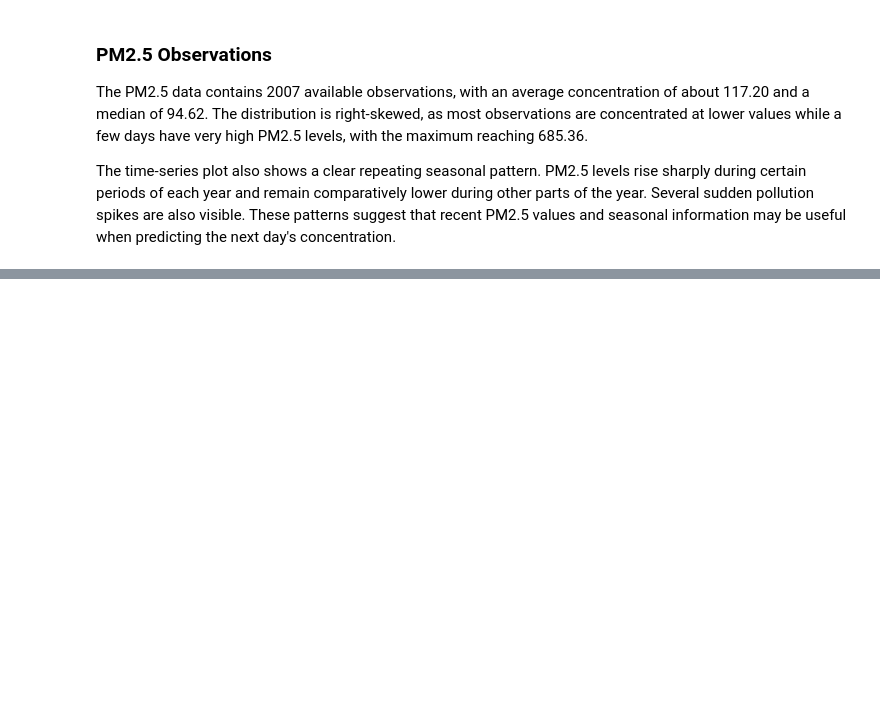
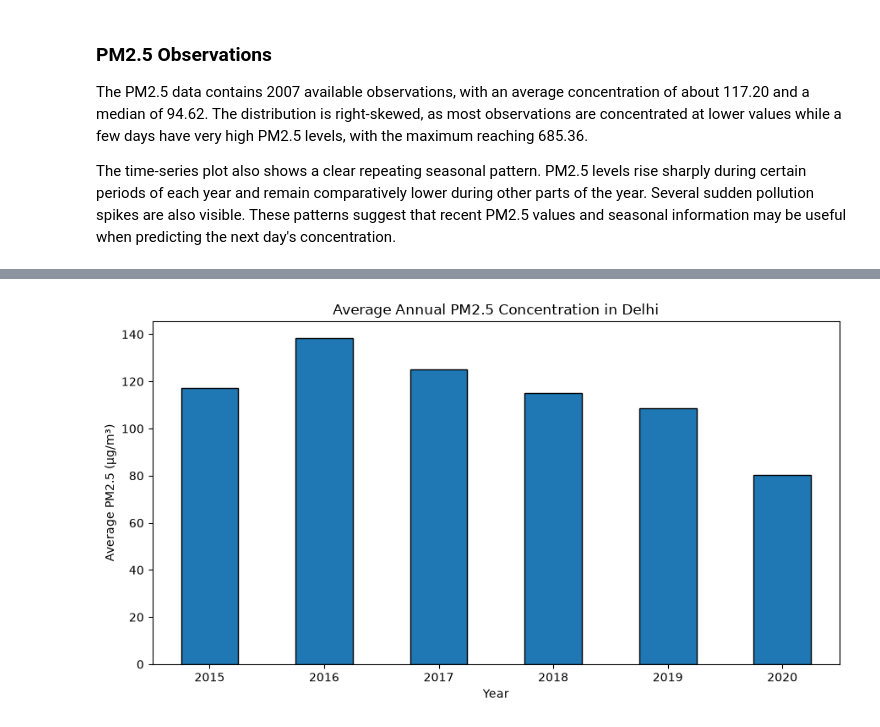
Before and after one commit to ajain347/NextDay-Air-quality-index_predictor, a Jupyter notebook: notebooks/01-eda.ipynb, the cells around one changed output, grey strips where cells are left out. Drawn from its saved outputs; the diff is of its cells as text; code cells hidden in the pictures; blank space fills up the shorter version.

```diff
--- a/notebooks/01-eda.ipynb
+++ b/notebooks/01-eda.ipynb
@@ -368,0 +378,5 @@ The time-series plot also shows a clear repeating seasonal pattern. PM2.5 levels
+# %%
+delhi_daily["Year"] = delhi_daily["Date"].dt.year
+delhi_daily["Month"] = delhi_daily["Date"].dt.month
+
+delhi_daily[["Date", "Year", "Month", "PM2.5"]].head()
@@ -368,0 +394,5 @@ The time-series plot also shows a clear repeating seasonal pattern. PM2.5 levels
+# %%
+yearly_pm25 = delhi_daily.groupby("Year")["PM2.5"].mean()
+
+print("Year-wise Average PM2.5:")
+print(yearly_pm25.round(2))
@@ -368,0 +409,13 @@ The time-series plot also shows a clear repeating seasonal pattern. PM2.5 levels
+# %%
+plt.figure(figsize=(9, 5))
+
+yearly_pm25.plot(kind="bar", edgecolor="black")
+
+plt.title("Average Annual PM2.5 Concentration in Delhi")
+plt.xlabel("Year")
+plt.ylabel("Average PM2.5 (µg/m³)")
+plt.xticks(rotation=0)
+plt.tight_layout()
+plt.show()
+# %% [output]
+[figure, added]
```
Also changed, not shown: parts of 38 cells of this notebook.
